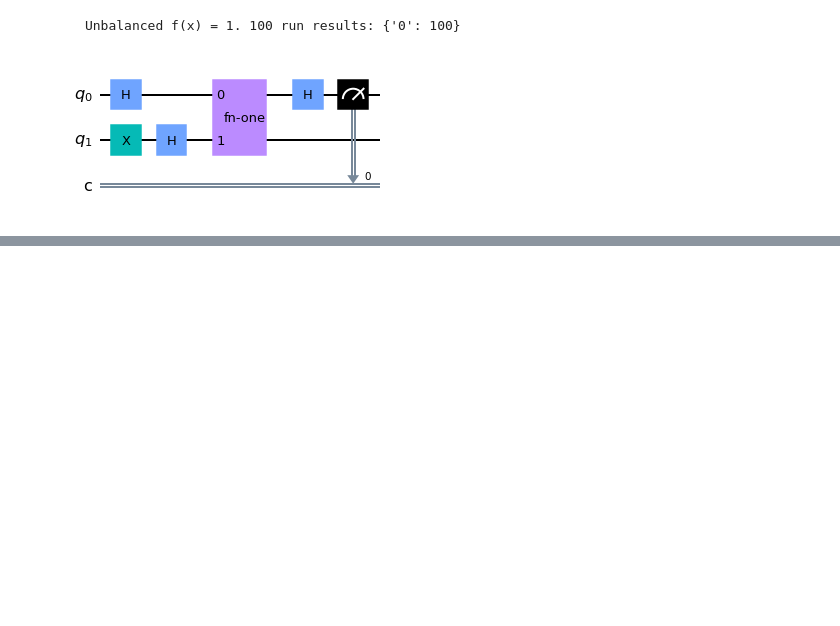
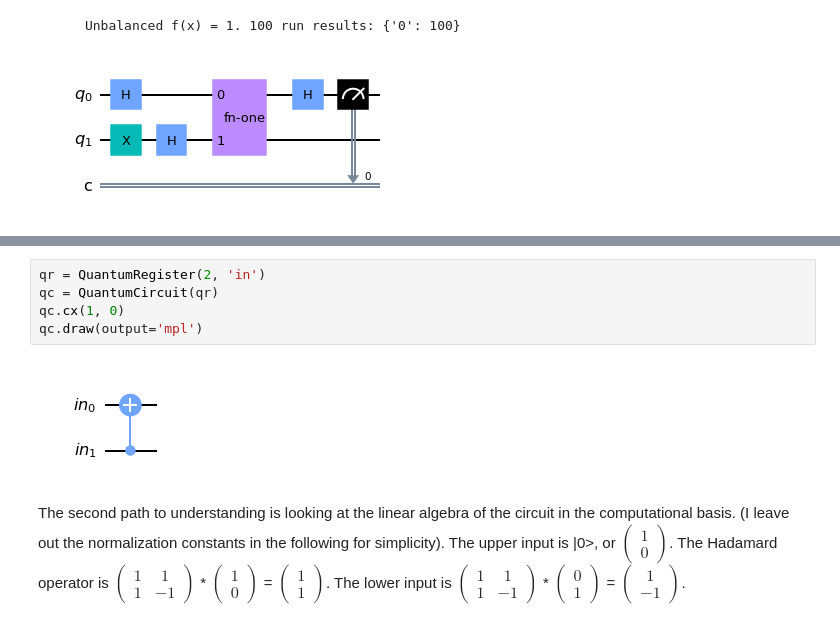
Before and after one commit to dfotland/qbit, a Jupyter notebook: deutsch.ipynb, the cells around one changed output, grey strips where cells are left out. Cells and saved outputs as stored; diff of their text form; blank space fills up the shorter version.

```diff
--- a/deutsch.ipynb
+++ b/deutsch.ipynb
@@ -157,0 +171,9 @@ deutsch.draw(output='mpl')
+# %%
+qr = QuantumRegister(2, 'in')
+qc = QuantumCircuit(qr)
+qc.cx(1, 0)
+qc.draw(output='mpl')
+# %% [output]
+[figure, added]
+# %% [markdown]
+The second path to understanding is looking at the linear algebra of the circuit in the computational basis. (I leave out the normalization constants in the following for simplicity). The upper input is |0>, or  $\left(\begin{array}{cc} 1 \\ 0 \end{array}\right)$. The Hadamard operator is  $\left(\begin{array}{cc} 1 & 1 \\ 1 & -1 \end{array}\right)$ *  $\left(\begin{array}{cc} 1 \\ 0 \end{array}\right)$ =  $\left(\begin{array}{cc} 1 \\ 1 \end{array}\right)$. The lower input is $\left(\begin{array}{cc} 1 & 1 \\ 1 & -1 \end{array}\right)$ *  $\left(\begin{array}{cc} 0 \\ 1 \end{array}\right)$ =  $\left(\begin{array}{cc} 1 \\ -1 \end{array}\right)$.
```
Also changed, not shown: parts of 6 cells of this notebook.
